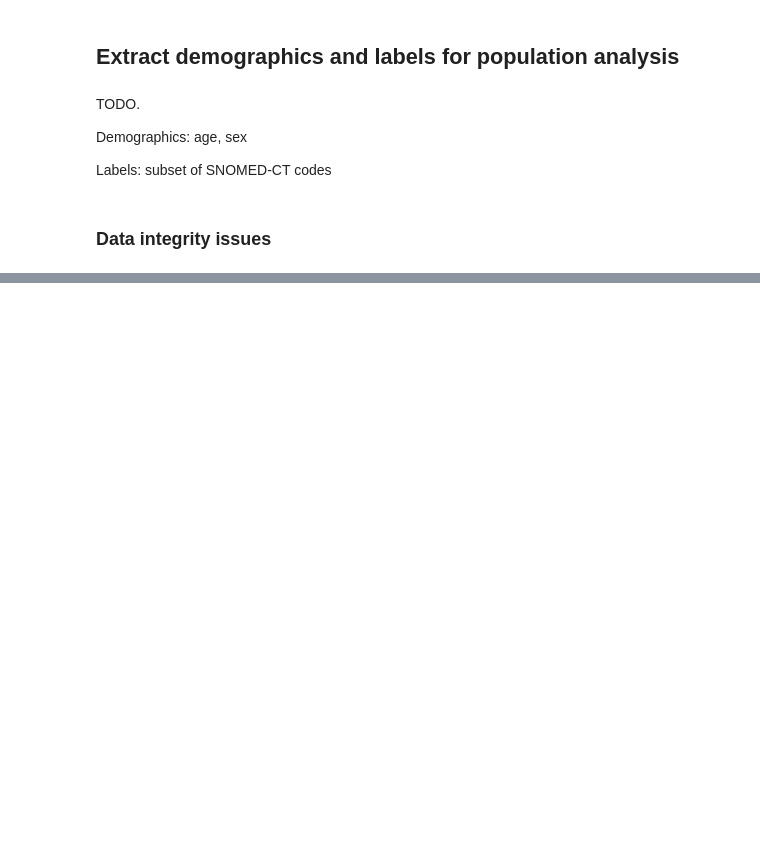
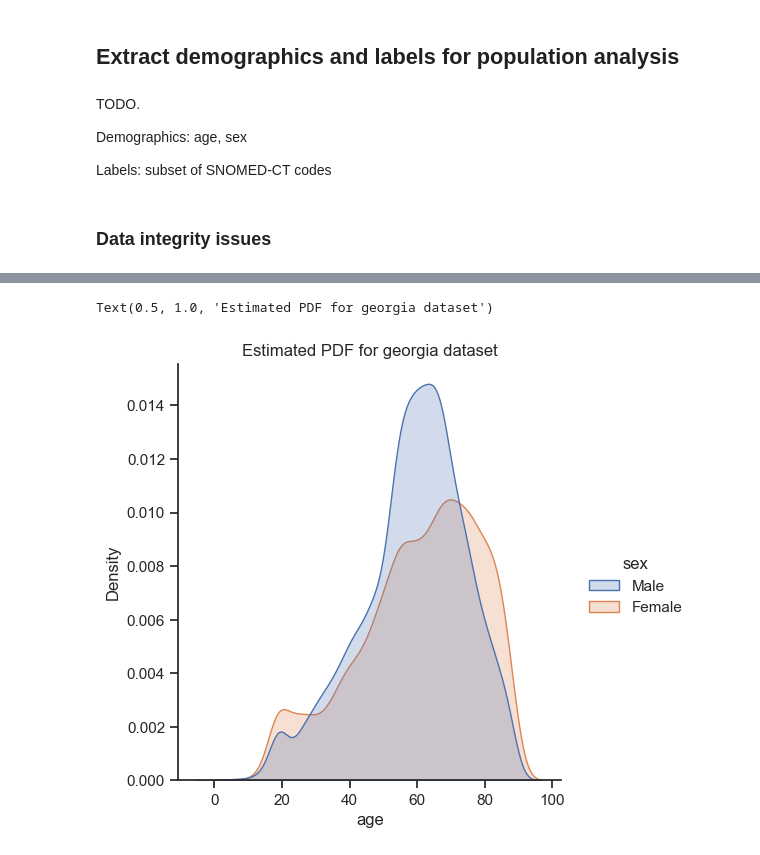
Before and after one commit to ShaunKyle/MisdiagnosisOfAthleteECG, a Jupyter notebook: nbs/PhysioNet2020-datasets.ipynb, the cells around one changed output, grey strips where cells are left out. Saved outputs shown, nothing was run; the diff lists cells and outputs as text; code cells hidden in the pictures; blank space fills up the shorter version.

```diff
--- a/nbs/PhysioNet2020-datasets.ipynb
+++ b/nbs/PhysioNet2020-datasets.ipynb
@@ -192,0 +309,8 @@ ptbxl_df[ptbxl_df.age.isna()].head()
+# %%
+sns.set_theme(style="ticks")
+
+sns.displot(ptbxl_df, x="age", hue="sex", kind="kde", fill=True, bw_adjust=1)
+plt.title("Estimated PDF for georgia dataset")
+# %% [output]
+Text(0.5, 1.0, 'Estimated PDF for georgia dataset')
+[figure, added]
```
Also changed, not shown: parts of 24 cells of this notebook.
